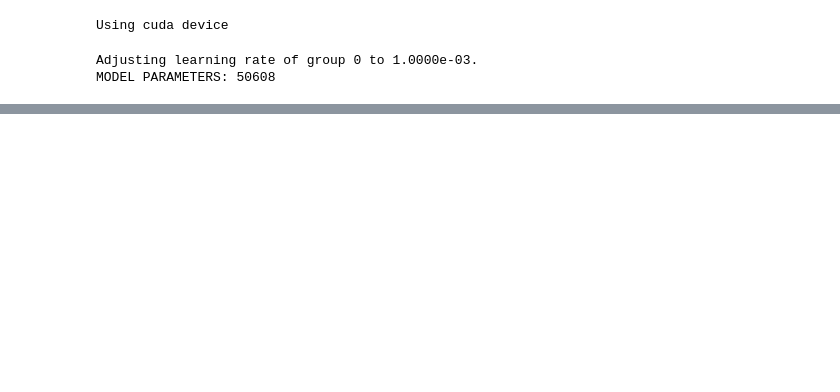
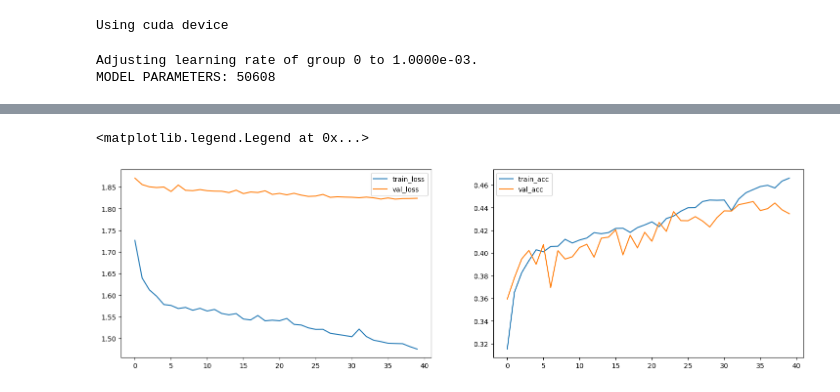
Before and after one commit to jologar/liquid-eeg, a Jupyter notebook: notebooks/liquid-eeg-pytorch.ipynb, the cells around one changed output, grey strips where cells are left out. Cells and saved outputs as stored; diff of their text form; code cells hidden in the pictures; blank space fills up the shorter version.

```diff
--- a/notebooks/liquid-eeg-pytorch.ipynb
+++ b/notebooks/liquid-eeg-pytorch.ipynb
@@ -58,9 +102,6 @@ validation_loader = data.DataLoader(validation_tensor, batch_size=BATCH_SIZE, nu
 # %%
 # Train NN
 import datetime
-import time
-from tqdm import tqdm
-
 
 def train_loop(dataloader, model, loss_fn, optimizer):
     size = len(dataloader.dataset)
@@ -68,7 +109,8 @@ def train_loop(dataloader, model, loss_fn, optimizer):
     # Unnecessary in this situation but added for best practices
     model.train()
     total_start = datetime.datetime.now()
-    correct = 0
+    correct, train_loss = 0, 0
+
     size = len(dataloader.dataset)
 
     for batch, (X, y) in enumerate(dataloader):
@@ -83,13 +125,14 @@ def train_loop(dataloader, model, loss_fn, optimizer):
         optimizer.zero_grad()
         pred = model.softmax(pred)
         correct += torch.eq(torch.argmax(pred, dim=1), y).type(torch.float).sum().item()
+        train_loss += loss.item()
         if batch % 100 == 0:
             loss, current = loss.item(), (batch + 1) * len(X)
             print(f"loss: {loss:>7f}  [{current:>5d}/{size:>5d}]")
 
     print(f'Training time: {(datetime.datetime.now() - total_start).total_seconds()}')
     correct /= size
-    return loss.item(), correct
+    return train_loss / batch, correct
 
 
 def test_loop(dataloader, model, loss_fn):
@@ -138,7 +181,7 @@ loss_fn = nn.CrossEntropyLoss()
 
 learning_rate = 1e-3
 model_units = 125
-decay_rate = 0.85
+decay_rate = 0.95
 
 model = LiquidBlock(units=model_units, out_features=len(classes), in_features=len(features.columns)).to(device)
 optimizer = torch.optim.Adam(params=model.parameters(), lr=learning_rate)
@@ -224,0 +271,28 @@ print(acc)
+# %%
+epoch_data = train_log.get('epochs', [])
+
+val_loss = []
+val_acc = []
+train_loss = []
+train_acc = []
+
+for epoch_log in epoch_data:
+    val_loss.append(epoch_log['val']['loss'])
+    val_acc.append(epoch_log['val']['acc'])
+    train_loss.append(epoch_log['train']['loss'])
+    train_acc.append(epoch_log['train']['acc'])
+
+num_epochs = range(len(epoch_data))
+
+plt.figure(figsize=(18, 5))
+plt.subplot(121)
+plt.plot(num_epochs, train_loss, label='train_loss')
+plt.plot(num_epochs, val_loss, label='val_loss')
+plt.legend()
+plt.subplot(122)
+plt.plot(num_epochs, train_acc, label='train_acc')
+plt.plot(num_epochs, val_acc, label='val_acc')
+plt.legend()
+# %% [output]
+<matplotlib.legend.Legend at 0x...>
+[figure, added]
```
Also changed, not shown: parts of 8 cells of this notebook, 3 other files.
